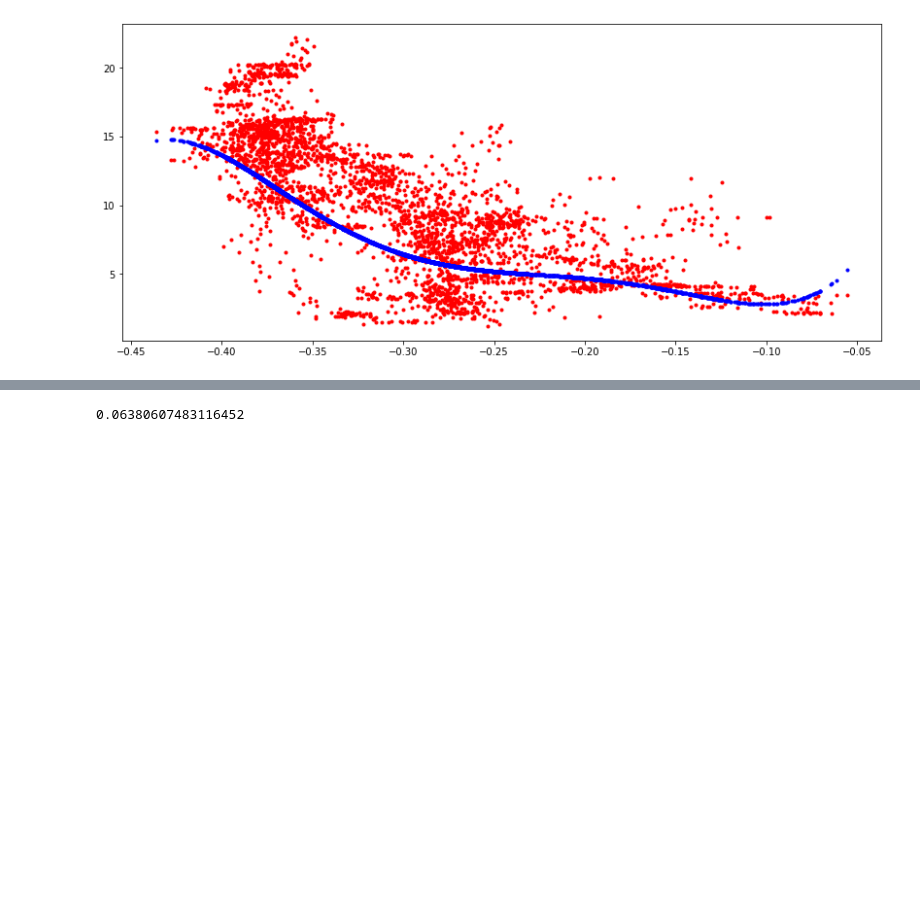
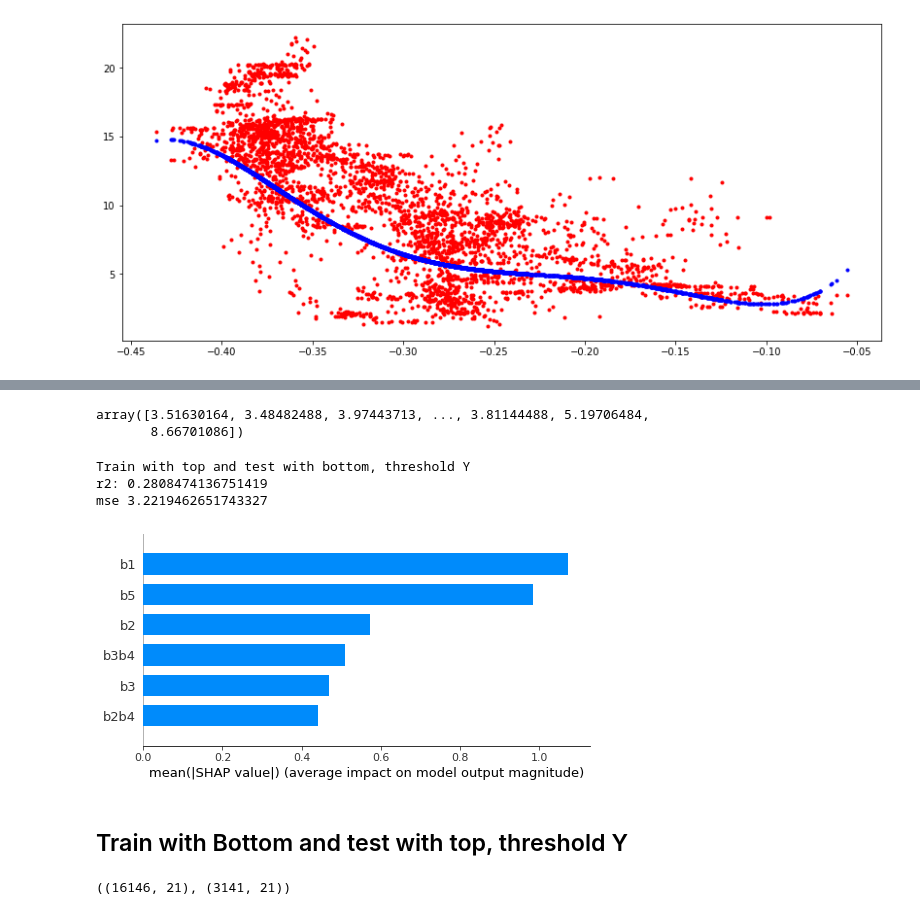
Before and after one commit to Ocean-Technologies/satellite_bathymetry, a Jupyter notebook: notebooks/model_baseline_Y_split.ipynb, the cells around one changed output, grey strips where cells are left out. Saved outputs shown, nothing was run; the diff lists cells and outputs as text; code cells hidden in the pictures; blank space fills up the shorter version.

```diff
--- a/notebooks/model_baseline_Y_split.ipynb
+++ b/notebooks/model_baseline_Y_split.ipynb
@@ -122,3 +298,5 @@ rf = RandomForestRegressor(n_estimators=500)
+# %%
+rf = RandomForestRegressor(n_estimators=100, max_features='log2', max_depth=15, n_jobs=-1)
 # %%
-rf.fit(X_train, y_train)
+rf.fit(X_train_scaled, y_train)
 # %% [output]
@@ -135,4 +304,41 @@ plt.plot(X_val, y_val, 'r.', X_val, p_rf, 'b.')
-# %%
-r2_score(y_val, p_rf)
-# %% [output]
-0.06380607483116452
+# %%
+p = rf.predict(X_val_scaled)
+p
+# %% [output]
+array([3.51630164, 3.48482488, 3.97443713, ..., 3.81144488, 5.19706484,
+       8.66701086])
+# %%
+print('Train with top and test with bottom, threshold Y')
+print('r2:', r2_score(y_val, p))
+print('mse',  mean_absolute_error(y_val, p))
+# %% [output]
+Train with top and test with bottom, threshold Y
+r2: 0.2808474136751419
+mse 3.2219462651743327
+# %%
+shap_train_df = pd.DataFrame(X_train_scaled)
+shap_train_df.columns = columns
+# %%
+explainer = shap.TreeExplainer(rf)
+shap_values = explainer.shap_values(shap_train_df, approximate=True)
+# %%
+shap.summary_plot(shap_values, shap_train_df, plot_type="bar")
+# %% [output]
+[figure, added]
+# %% [markdown]
+## Train with Bottom and test with top, threshold Y
+# %%
+
+th = 1050
+var = 'y'
+X_train = df_features[df_features[var] <= th].drop(['z'], axis=1)
+#X_train = df[features[var] >= th][['ndwi53']]
+y_train = df_features[df_features[var] <= th].z
+
+X_val = df_features[df_features[var] > th].drop(['z'], axis=1)
+#X_val = df[features[var] < th][['ndwi53']]
+y_val = df_features[df_features[var] > th].z
+
+X_train.shape, X_val.shape
+# %% [output]
+((16146, 21), (3141, 21))
```
Also changed, not shown: parts of 36 cells of this notebook, 1 other file.
